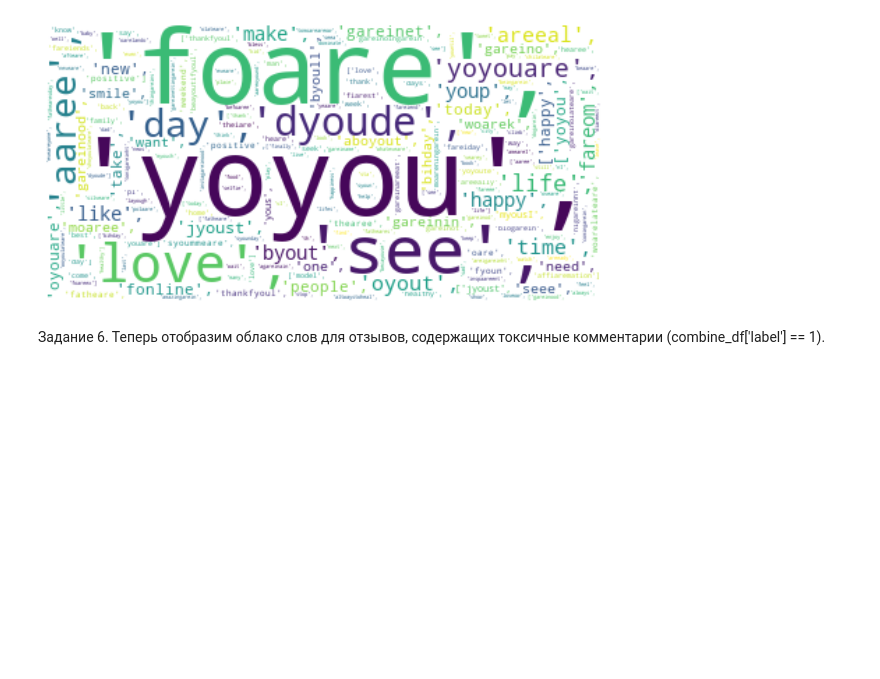
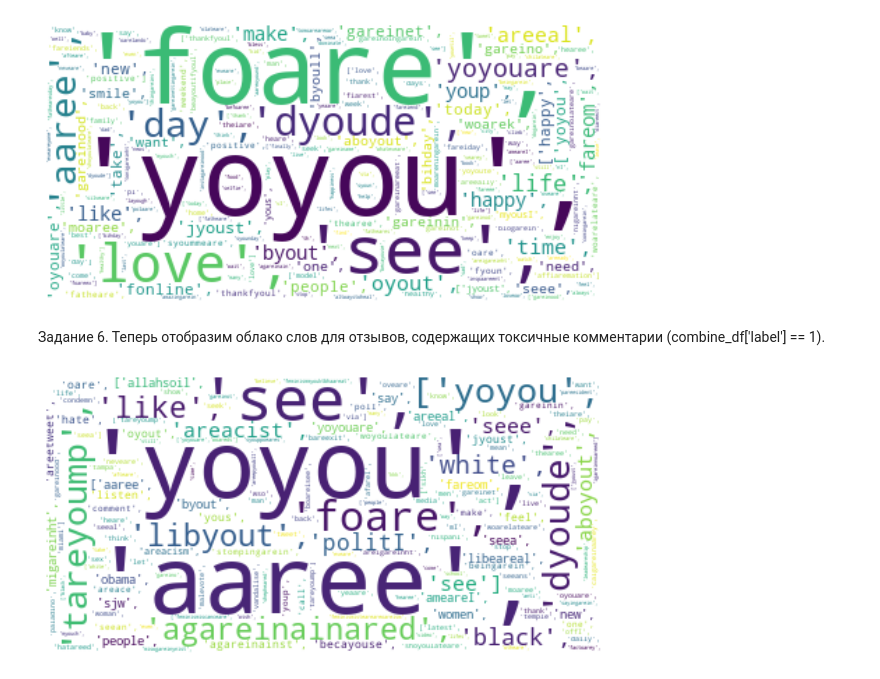
Before and after one commit to LevNic/NLP, a Jupyter notebook: Homework/task_4.ipynb, the cells around one changed output. Drawn from its saved outputs; the diff is of its cells as text; code cells hidden in the pictures; blank space fills up the shorter version.

```diff
--- a/Homework/task_4.ipynb
+++ b/Homework/task_4.ipynb
@@ -352,5 +352,7 @@ visualisation(data)
 Задание 6.
 Теперь отобразим облако слов для отзывов, содержащих токсичные комментарии (combine_df['label'] == 1).
 # %%
-data = combine_df.loc[combine_df['label'] == 0, 'tweet_lemmatized']
+data = combine_df.loc[combine_df['label'] == 1, 'tweet_lemmatized']
 visualisation(data)
+# %% [output]
+[figure, added]
```
Also changed, not shown: 15 other files.
